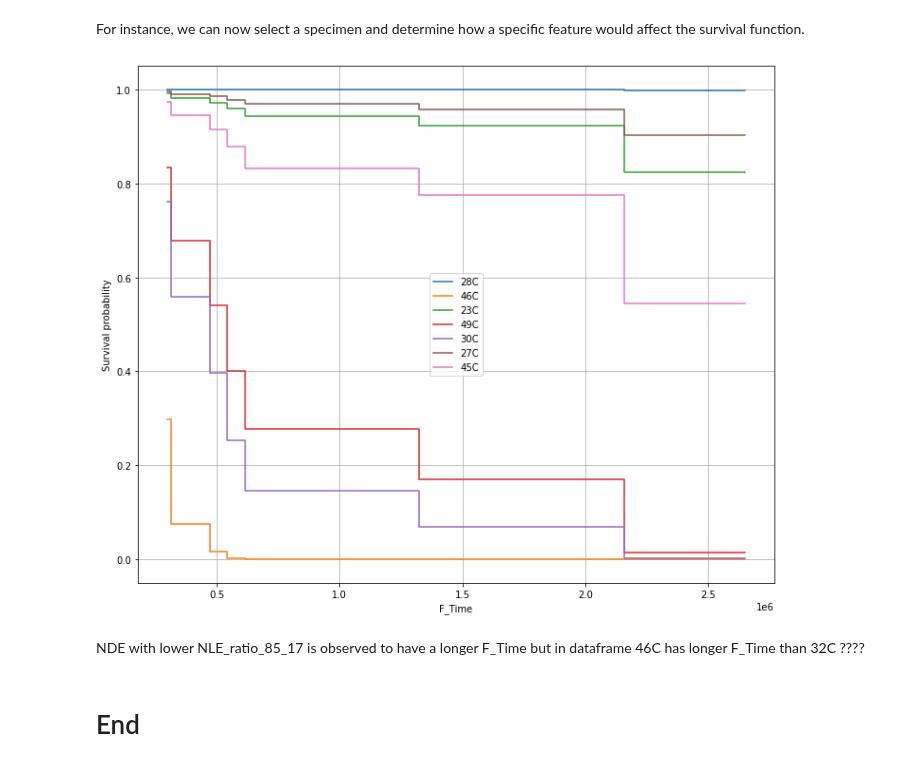
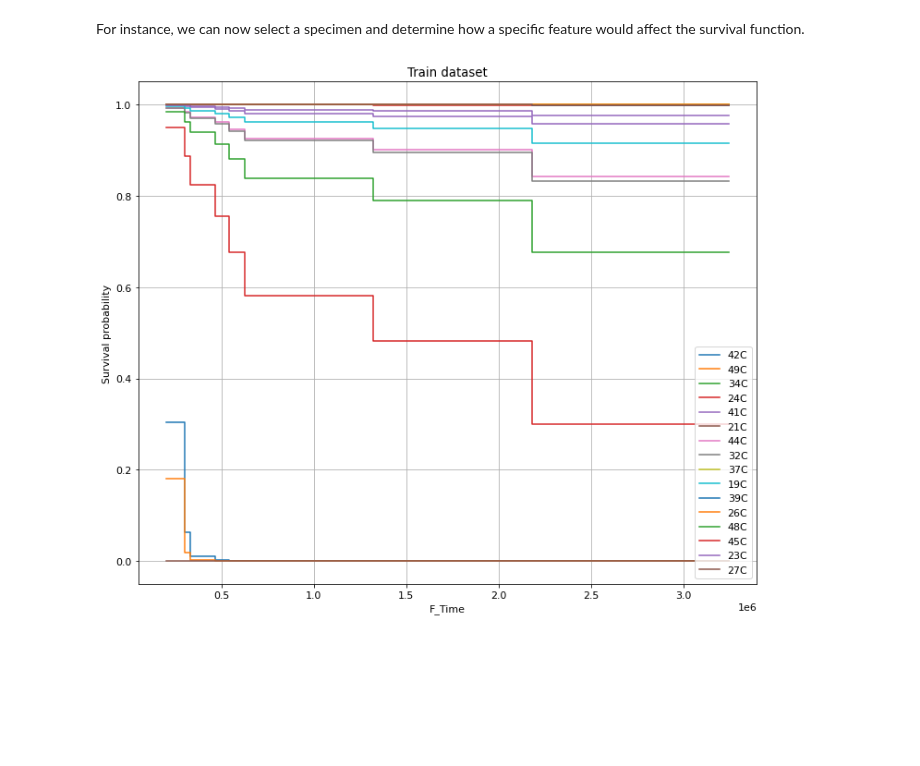
Before and after one commit to Marie-anneMawhin/Oct20_EPRI, a Jupyter notebook: Task3/NB/NB_data_modelling/Penalized Cox Model.ipynb, the cells around one changed output. Saved outputs shown, nothing was run; the diff lists cells and outputs as text; code cells hidden in the pictures; blank space fills up the shorter version.

```diff
--- a/Task3/NB/NB_data_modelling/Penalized Cox Model.ipynb
+++ b/Task3/NB/NB_data_modelling/Penalized Cox Model.ipynb
@@ -263,7 +263,7 @@ Using the estimated set of alphas, we perform 4 fold cross-validation to estimat
 
 cv = KFold(n_splits=2, shuffle=True, random_state=0)
 gcv = GridSearchCV(
-    make_pipeline(MinMaxScaler(), CoxnetSurvivalAnalysis(l1_ratio=0.9)),
+    make_pipeline(MinMaxScaler(), CoxnetSurvivalAnalysis(l1_ratio=0.6)),
     param_grid={"coxnetsurvivalanalysis__alphas": [[v] for v in alphas]},
     cv=cv,
     error_score=0.5,
@@ -362,8 +365,8 @@ coxnet_pred.score(X_test_scale, y_test_num)
 # %%
-#using hazard function
+#using hazard function with baseline model set as True
 coxnet_pred = make_pipeline(
     MinMaxScaler(),
-    CoxnetSurvivalAnalysis(l1_ratio=0.9, fit_baseline_model=True)
+    CoxnetSurvivalAnalysis(l1_ratio=0.6, fit_baseline_model=True)
 )
 coxnet_pred.set_params(**gcv.best_params_)
 coxnet_pred.fit(X_train, y_train_num)
@@ -397,9 +379,12 @@ array([StepFunction(x=array([ 200007.,  306142.,  464392.,  514878.,  603724.,
 # %%
-median_survival_list = calc_median_survival(surv_func_2)
+surv_func_2_test=coxnet_pred.predict_survival_function(X_test_scale)
+
+median_survival_list = calc_median_survival(surv_func_2_test)
+
 colordict = {False:'blue', True:'red'}
 plt.scatter(x=y_test_num.F_Time,y=median_survival_list,c=[colordict[c] for c in y_test_num.Observed],alpha=0.5)
 plt.ylabel("Median predicted survival time")
 plt.xlabel("Observed survival time")
-plt.title("Predicted vs Observed Survival time")
+plt.title("Test dataset")
 plt.show()
 # %% [output]
@@ -410,0 +400,16 @@ median_survival_list
+# %%
+
+time_points =y_test_num["F_Time"]
+time_points =np.percentile(y_test_num["F_Time"], np.linspace(0, 100))
+
+fig, ax = plt.subplots(figsize=(12, 10))
+for fn, label in zip(surv_func_2_test, X_test_scale.loc[:, "ACPD_Avg_58"]):
+    line, = ax.step(time_points, fn(time_points), where="post",
+                    alpha=1)
+
+
+ax.legend(X_test_scale.index)
+ax.set_xlabel("F_Time")
+ax.set_ylabel("Survival probability")
+plt.title("Test dataset")
+ax.grid(True)
@@ -411,25 +452,22 @@ median_survival_list
 # %% [markdown]
 For instance, we can now select a specimen and determine how a specific feature would affect the survival function.
 # %%
-surv_func_2 = coxnet_pred.predict_survival_function(X_test_scale)
+surv_func_2_train = coxnet_pred.predict_survival_function(X_train_scale)
 
 
-time_points =y_test_num["F_Time"]
-time_points =np.quantile(y_test_num["F_Time"], np.linspace(0, 0.9, 100))
+time_points =y_train_num["F_Time"]
+time_points =np.percentile(y_train_num["F_Time"], np.linspace(0, 100))
 
 fig, ax = plt.subplots(figsize=(12, 10))
-for fn, label in zip(surv_func_2, X_test_scale.loc[:, "NLE_ratio_51_17"].astype(int)):
+for fn, label in zip(surv_func_2_train, X_train_scale.loc[:, "ACPD_Avg_58"].astype(int)):
     line, = ax.step(time_points, fn(time_points), where="post",
                     alpha=1)
 
 
-ax.legend(X_test_scale.index)
+ax.legend(X_train_scale.index, loc="lower right")
 ax.set_xlabel("F_Time")
 ax.set_ylabel("Survival probability")
+plt.title("Train dataset")
 ax.grid(True)
 # %% [output]
-[figure, old version]
+[figure, new version]
-# %% [markdown]
-NDE with lower NLE_ratio_85_17 is observed to have a longer F_Time but in dataframe 46C has longer F_Time than 32C ????
-# %% [markdown]
-# End
```
Also changed, not shown: parts of 32 cells of this notebook.
